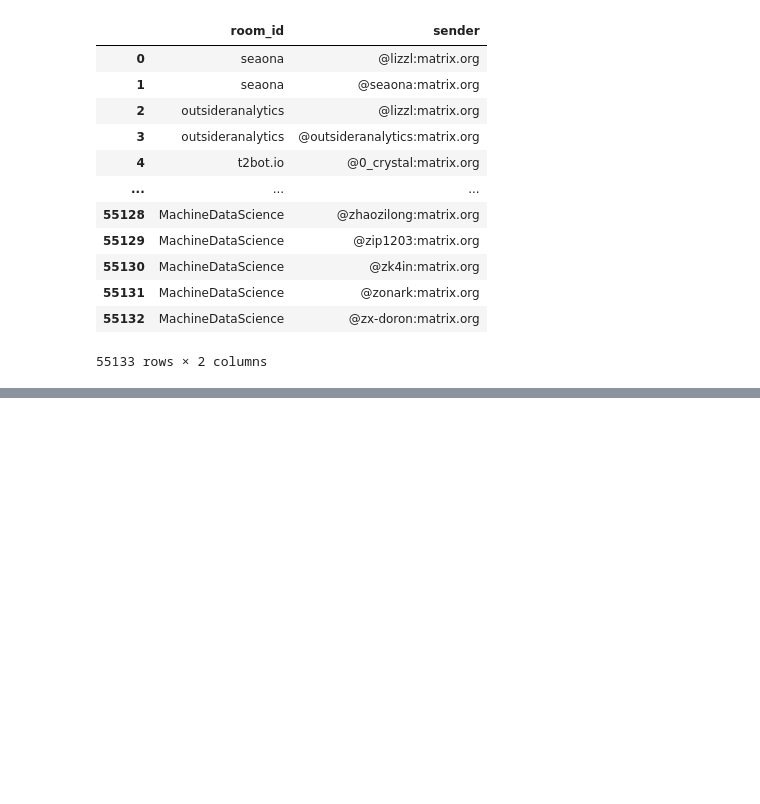
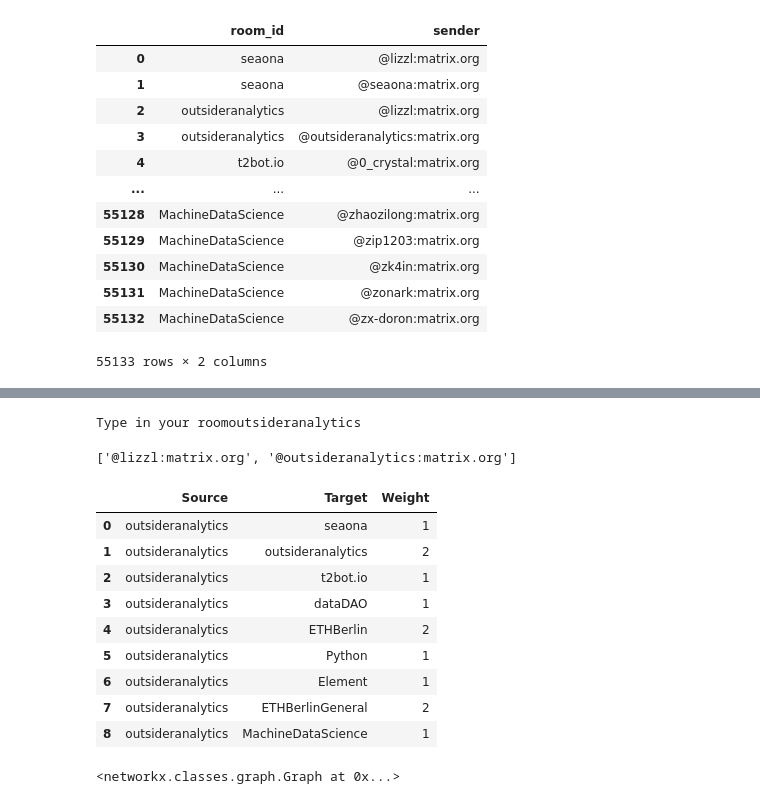
Before and after one commit to Lizzl/A-Matrix-for-Matrix, a Jupyter notebook: matrix4matrix.ipynb, the cells around one changed output, grey strips where cells are left out. Cells and saved outputs as stored; diff of their text form; code cells hidden in the pictures; blank space fills up the shorter version.

```diff
--- a/matrix4matrix.ipynb
+++ b/matrix4matrix.ipynb
@@ -100,9 +61,10 @@ rm
 # %%
-test = []
+#create nested list with rooms and their users
+rooms_ls = []
 
 for room in rooms:
     user = []
     r = {}
     user = ddf.loc[ddf['room_id'] == room, 'sender'].to_list()
     r[room] = user
-    test.append(r)
+    rooms_ls.append(r)
@@ -132,2 +70,0 @@ list2 = ['@lizzl:matrix.org', '@outsideranalytics:matrix.org']
-# %%
-result = list(filter(lambda x: x in list1, list2))
@@ -166 +91,53 @@ seaona   outsideranalytics        1
+# %%
+#get user input for room choice
+room_c = input("Type in your room")
+# %% [output]
+Type in your roomoutsideranalytics
+# %%
+#get members of that room
+for dict in rooms_ls:
+    key, value = list(dict.items())[0]
+    if key == room_c:
+        source = list(dict.values())
+        source = [item for sublist in source for item in sublist]
+        print(source)
+# %% [output]
+['@lizzl:matrix.org', '@outsideranalytics:matrix.org']
+# %%
+#source = room choice, target = rooms it shares mambers with, weight = number of shared members btw rooms
+
+weight = []
+t_ls = []
+s_ls = []
+for dict in rooms_ls:
+    target = list(dict.values()) #get lists with members of other rooms
+    target = [item for sublist in target for item in sublist]
+    result = list(filter(lambda x: x in source, target)) # loop through lists get shared values
+    weight.append(len(result))
+
+    overlapses = len(weight)
+    if overlapses != 0:
+        target_k = [key for key, val in dict.items()]    # get rooms for targets from dictionaries
+        t_ls.append(target_k)
+        s_ls.append(room_c)
+
+
+#create df
+
+t_ls = [item for sublist in t_ls for item in sublist]
+
+zipped = list(zip(s_ls, t_ls, weight))
+matrix = pd.DataFrame(zipped, columns=['Source', 'Target', 'Weight'])
+matrix
+# %% [output]
+|  | Source | Target | Weight |
+| 0 | outsideranalytics | seaona | 1 |
+| 1 | outsideranalytics | outsideranalytics | 2 |
+| 2 | outsideranalytics | t2bot.io | 1 |
+| 3 | outsideranalytics | dataDAO | 1 |
+| 4 | outsideranalytics | ETHBerlin | 2 |
+| 5 | outsideranalytics | Python | 1 |
+| 6 | outsideranalytics | Element | 1 |
+| 7 | outsideranalytics | ETHBerlinGeneral | 2 |
+| 8 | outsideranalytics | MachineDataScience | 1 |
 # %%
@@ -172,0 +148,4 @@ syt_bGl6emw_XdbfegAliJumJwVKwivH_1C6NhX
+# %%
+g
+# %% [output]
+<networkx.classes.graph.Graph at 0x...>
```
Also changed, not shown: parts of 21 cells of this notebook, 11 other files.
